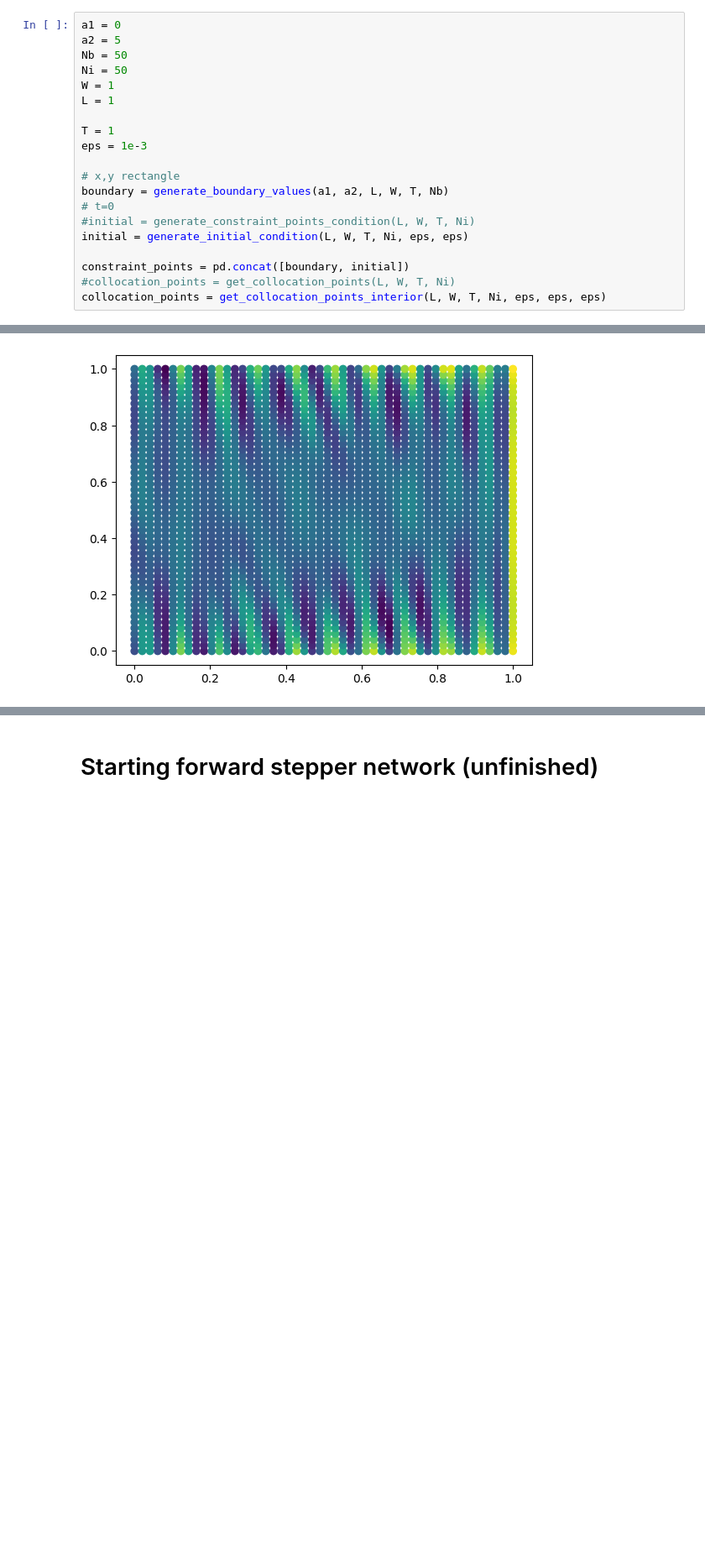
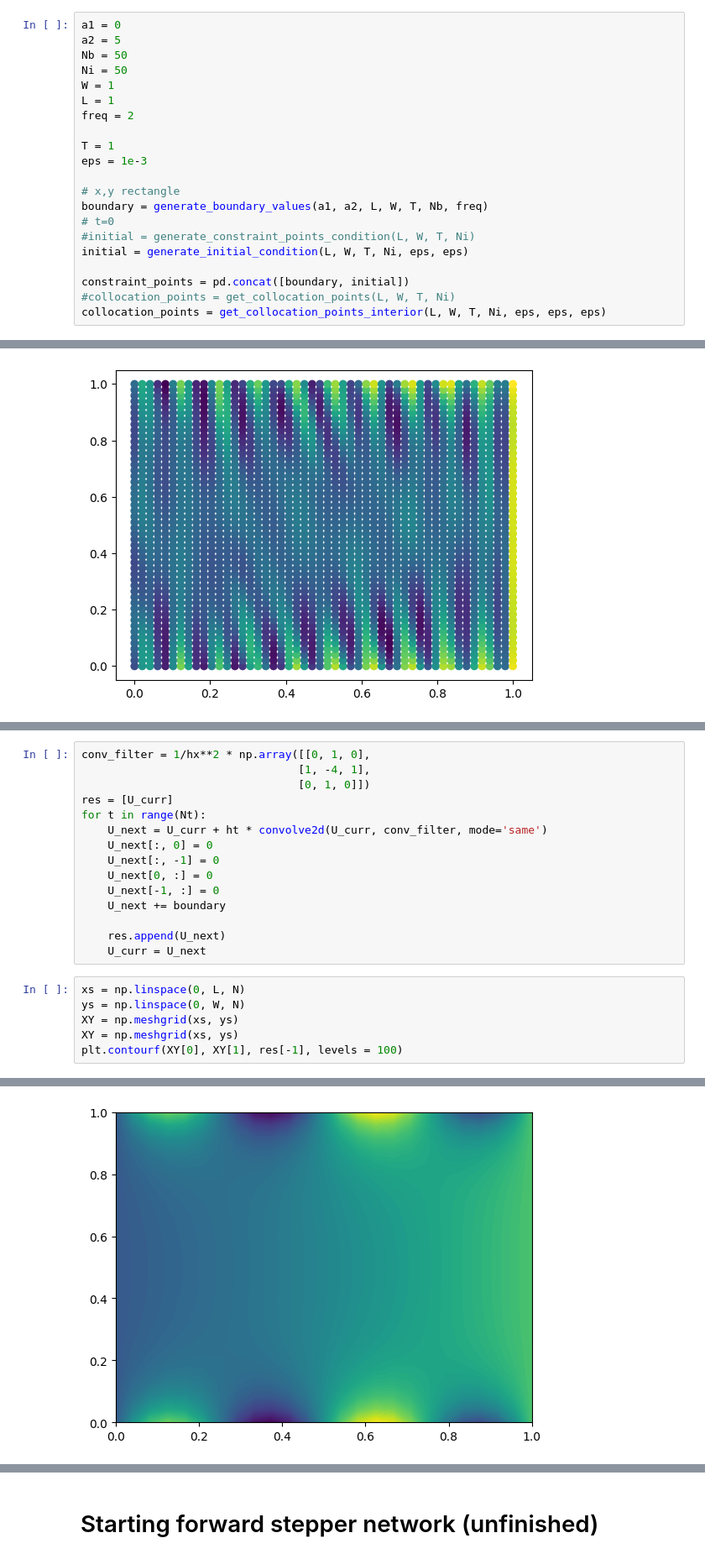
Before and after one commit to rahil1206/PDE-Project, a Jupyter notebook: Experiment.ipynb, the cells around one changed output, grey strips where cells are left out. Shown at 84% size. Drawn from its saved outputs; the diff is of its cells as text; blank space fills up the shorter version.

```diff
--- a/Experiment.ipynb
+++ b/Experiment.ipynb
@@ -113,12 +113,13 @@ Nb = 50
 Ni = 50
 W = 1
 L = 1
+freq = 2
 
 T = 1
 eps = 1e-3
 
 # x,y rectangle
-boundary = generate_boundary_values(a1, a2, L, W, T, Nb)
+boundary = generate_boundary_values(a1, a2, L, W, T, Nb, freq)
 # t=0
 #initial = generate_constraint_points_condition(L, W, T, Ni)
 initial = generate_initial_condition(L, W, T, Ni, eps, eps)
@@ -586,0 +626,22 @@ plt.scatter(pts_XY[:, 0], pts_XY[:, 1], c=out.detach().cpu().numpy())
+# %%
+conv_filter = 1/hx**2 * np.array([[0, 1, 0],
+                                 [1, -4, 1],
+                                 [0, 1, 0]])
+res = [U_curr]
+for t in range(Nt):
+    U_next = U_curr + ht * convolve2d(U_curr, conv_filter, mode='same')
+    U_next[:, 0] = 0
+    U_next[:, -1] = 0
+    U_next[0, :] = 0
+    U_next[-1, :] = 0
+    U_next += boundary
+
+    res.append(U_next)
+    U_curr = U_next
+# %%
+xs = np.linspace(0, L, N)
+ys = np.linspace(0, W, N)
+XY = np.meshgrid(xs, ys)
+XY = np.meshgrid(xs, ys)
+plt.contourf(XY[0], XY[1], res[-1], levels = 100)
+# %% [output]
@@ -586,0 +649 @@ plt.scatter(pts_XY[:, 0], pts_XY[:, 1], c=out.detach().cpu().numpy())
+[figure, added]
```
Also changed, not shown: parts of 19 cells of this notebook.
